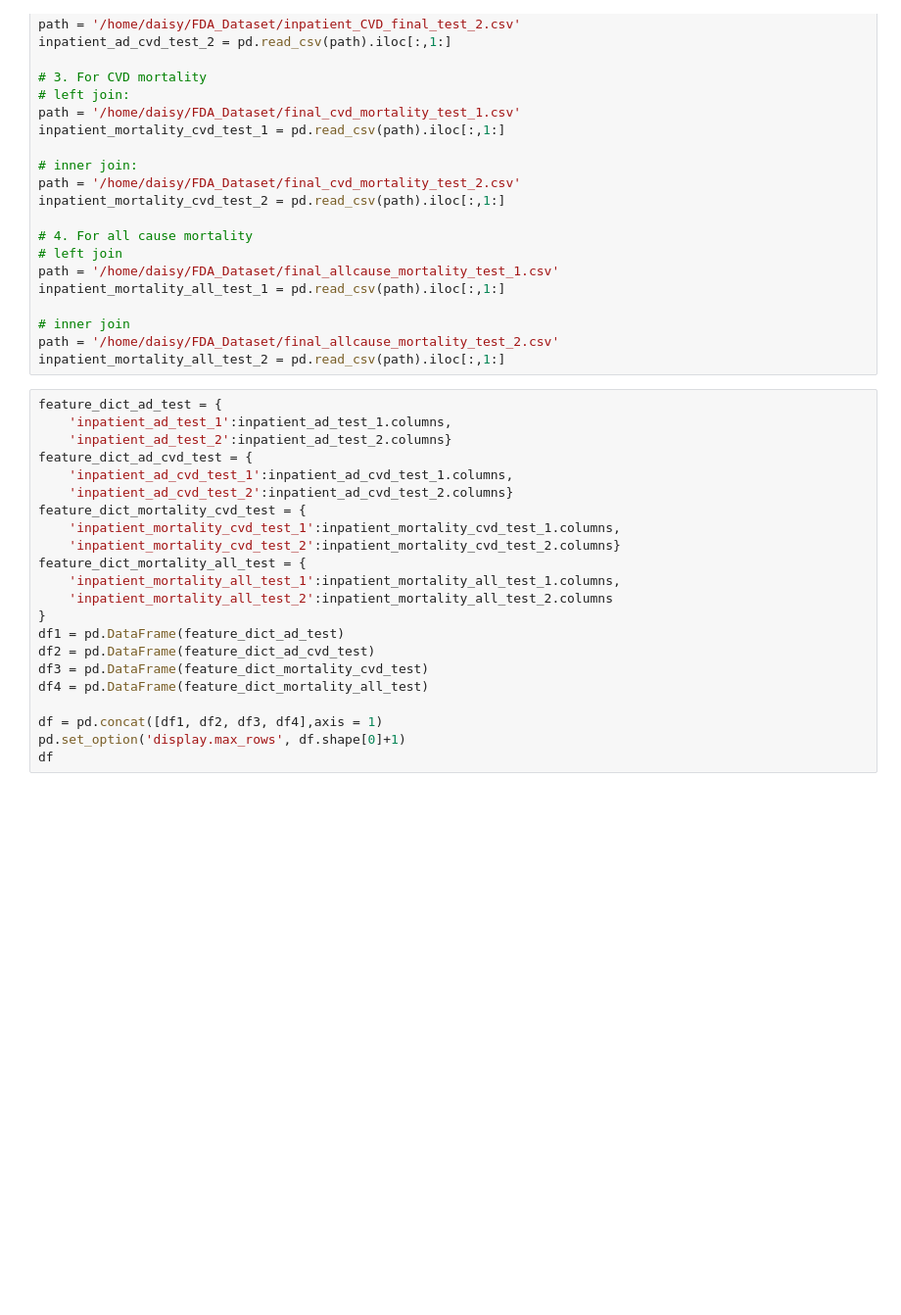
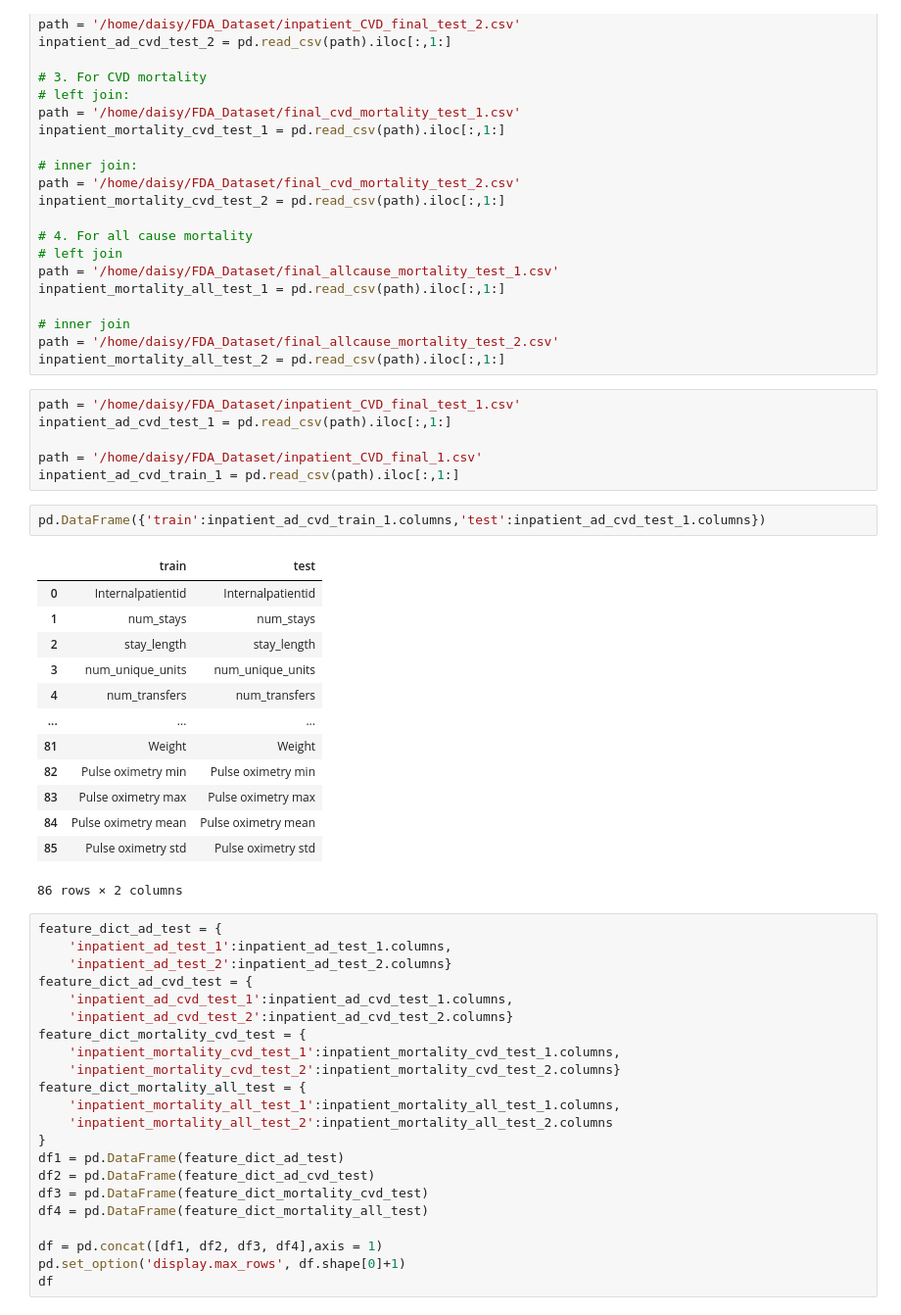
Before and after one commit to SpassMed-Projects/FDA, a Jupyter notebook: src/models/feature_names.ipynb, the cells around one changed output. Shown at 98% size. Cells and saved outputs as stored; diff of their text form; blank space fills up the shorter version.

```diff
--- a/src/models/feature_names.ipynb
+++ b/src/models/feature_names.ipynb
@@ -43,6 +43,28 @@ inpatient_mortality_all_test_1 = pd.read_csv(path).iloc[:,1:]
 # inner join
 path = '/home/daisy/FDA_Dataset/final_allcause_mortality_test_2.csv'
 inpatient_mortality_all_test_2 = pd.read_csv(path).iloc[:,1:]
+# %%
+path = '/home/daisy/FDA_Dataset/inpatient_CVD_final_test_1.csv'
+inpatient_ad_cvd_test_1 = pd.read_csv(path).iloc[:,1:]
+
+path = '/home/daisy/FDA_Dataset/inpatient_CVD_final_1.csv'
+inpatient_ad_cvd_train_1 = pd.read_csv(path).iloc[:,1:]
+# %%
+pd.DataFrame({'train':inpatient_ad_cvd_train_1.columns,'test':inpatient_ad_cvd_test_1.columns})
+# %% [output]
+|  | train | test |
+| 0 | Internalpatientid | Internalpatientid |
+| 1 | num_stays | num_stays |
+| 2 | stay_length | stay_length |
+| 3 | num_unique_units | num_unique_units |
+| 4 | num_transfers | num_transfers |
+| ... | ... | ... |
+| 81 | Weight | Weight |
+| 82 | Pulse oximetry min | Pulse oximetry min |
+| 83 | Pulse oximetry max | Pulse oximetry max |
+| 84 | Pulse oximetry mean | Pulse oximetry mean |
+| 85 | Pulse oximetry std | Pulse oximetry std |
+86 rows × 2 columns
 # %%
 feature_dict_ad_test = {
     'inpatient_ad_test_1':inpatient_ad_test_1.columns,
```
